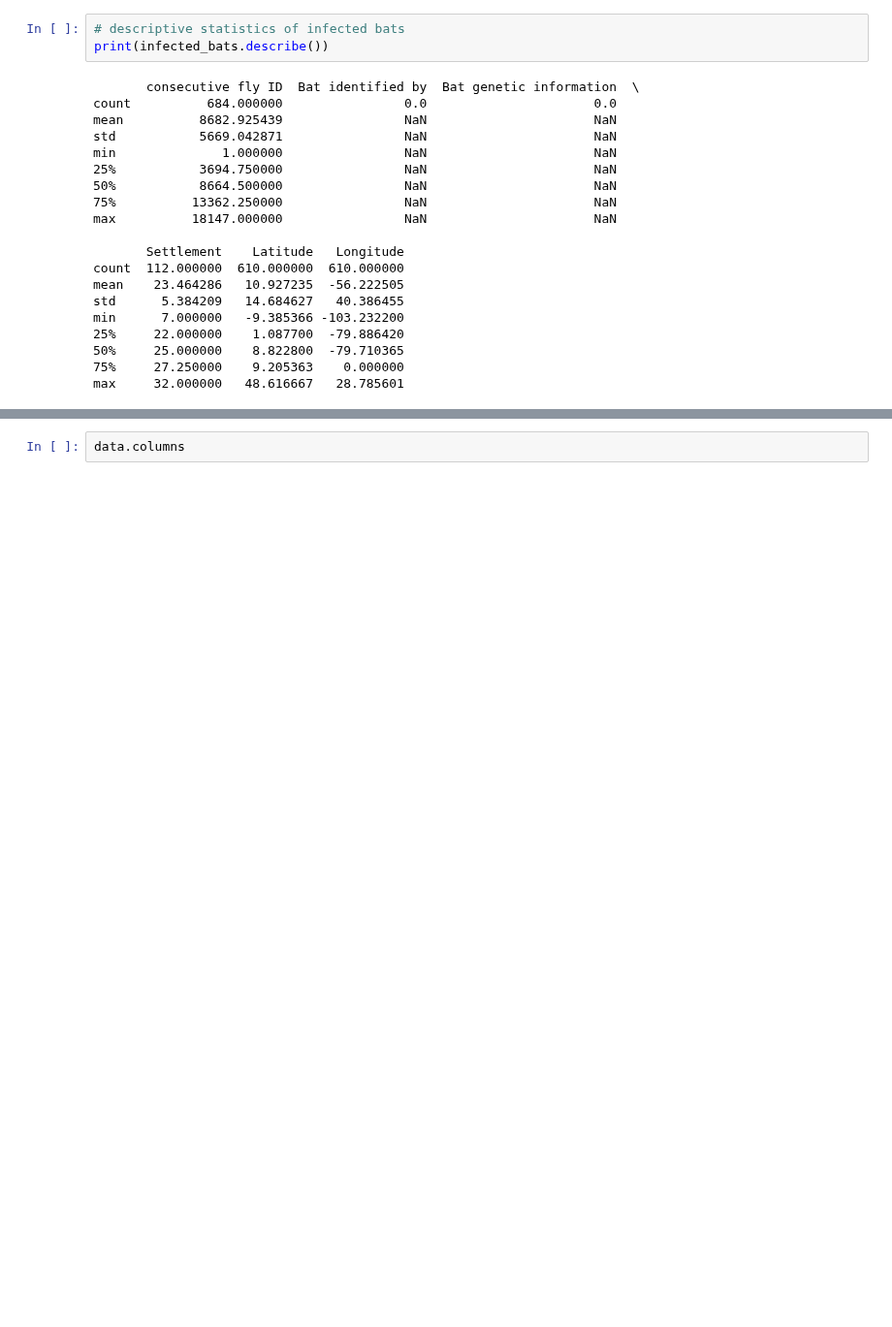
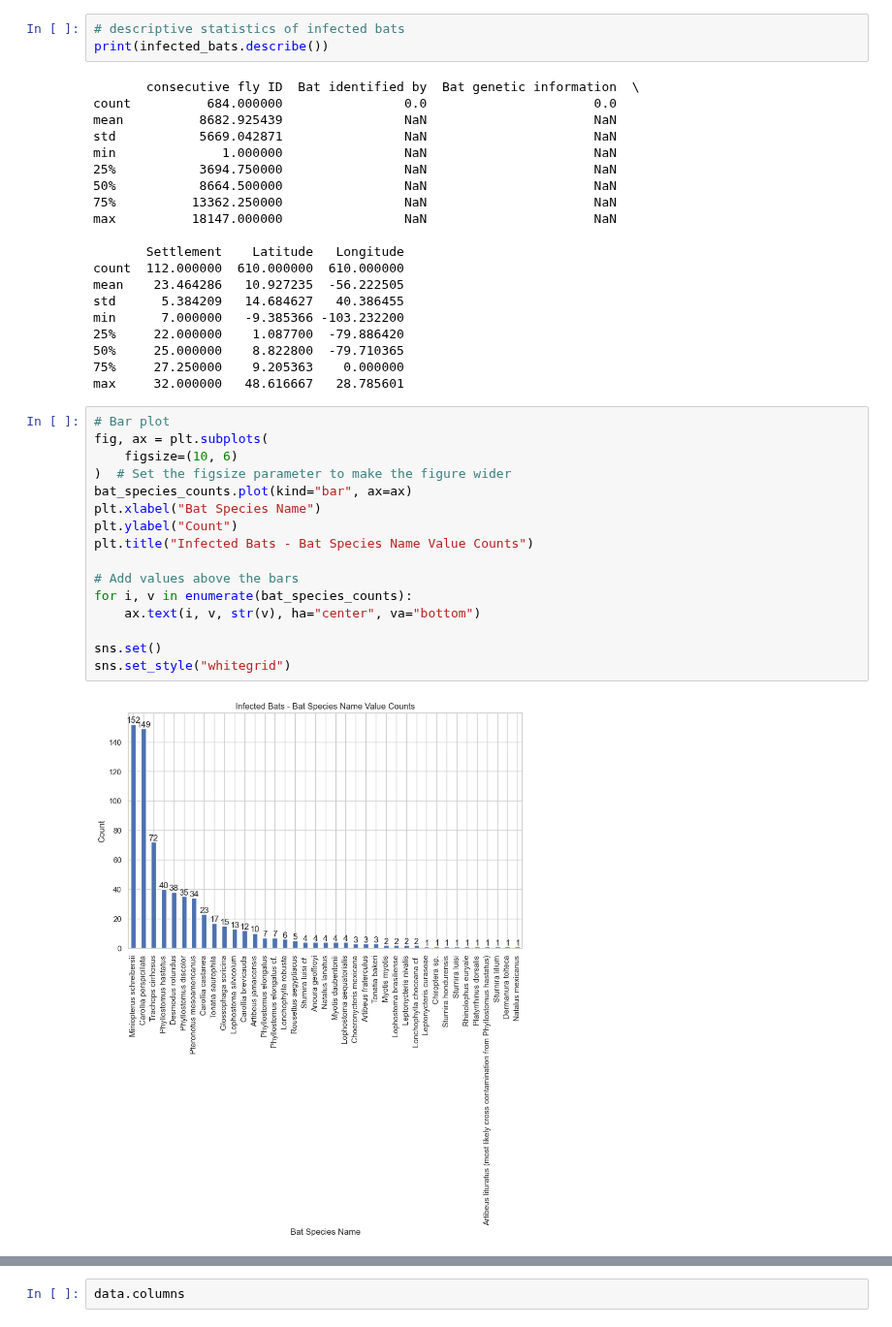
Before and after one commit to dannyhaelewaters/teamlaboul, a Jupyter notebook: 3T/Data/EDA/batfly_EDA.ipynb, the cells around one changed output, grey strips where cells are left out. Shown at 97% size. Cells and saved outputs as stored; diff of their text form; blank space fills up the shorter version.

```diff
--- a/3T/Data/EDA/batfly_EDA.ipynb
+++ b/3T/Data/EDA/batfly_EDA.ipynb
@@ -126,5 +126,23 @@ min      7.000000   -9.385366 -103.232200
 50%     25.000000    8.822800  -79.710365
 75%     27.250000    9.205363    0.000000
 max     32.000000   48.616667   28.785601
+# %%
+# Bar plot
+fig, ax = plt.subplots(
+    figsize=(10, 6)
+)  # Set the figsize parameter to make the figure wider
+bat_species_counts.plot(kind="bar", ax=ax)
+plt.xlabel("Bat Species Name")
+plt.ylabel("Count")
+plt.title("Infected Bats - Bat Species Name Value Counts")
+
+# Add values above the bars
+for i, v in enumerate(bat_species_counts):
+    ax.text(i, v, str(v), ha="center", va="bottom")
+
+sns.set()
+sns.set_style("whitegrid")
+# %% [output]
+[figure, added]
 # %%
 # Bar plot
```
Also changed, not shown: parts of 3 cells of this notebook, 5 other files.
